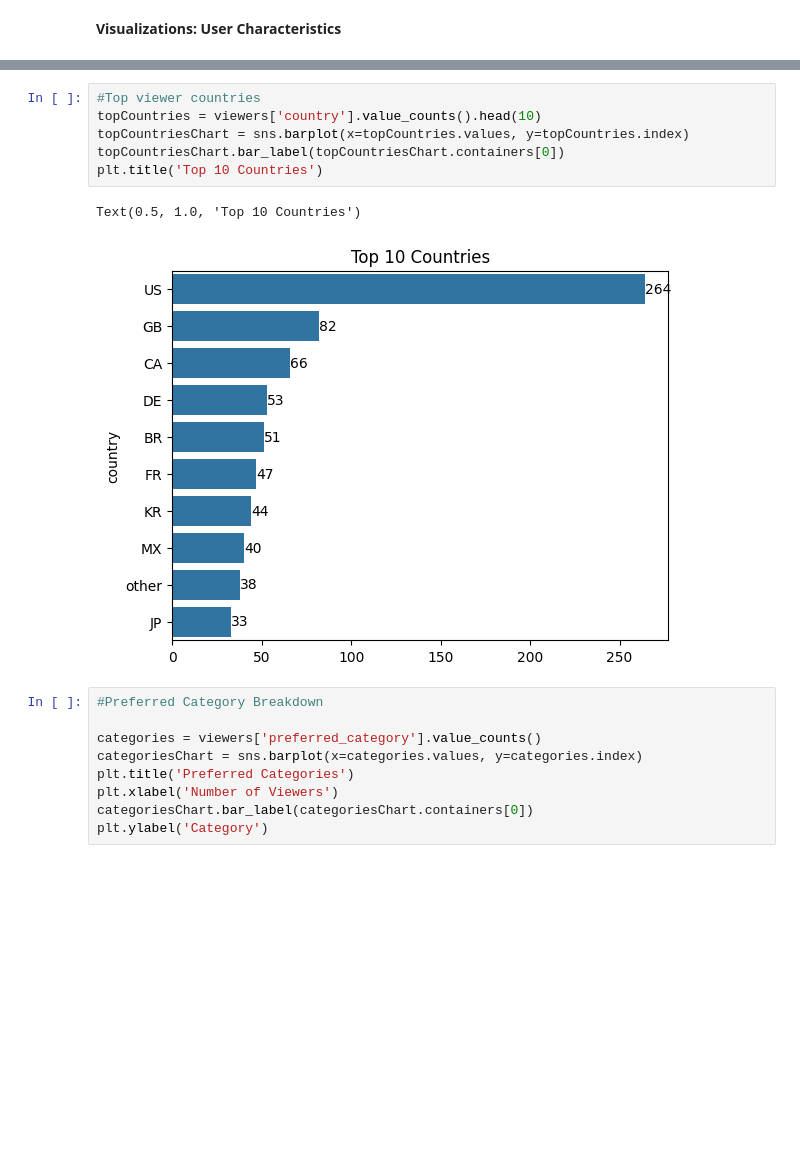
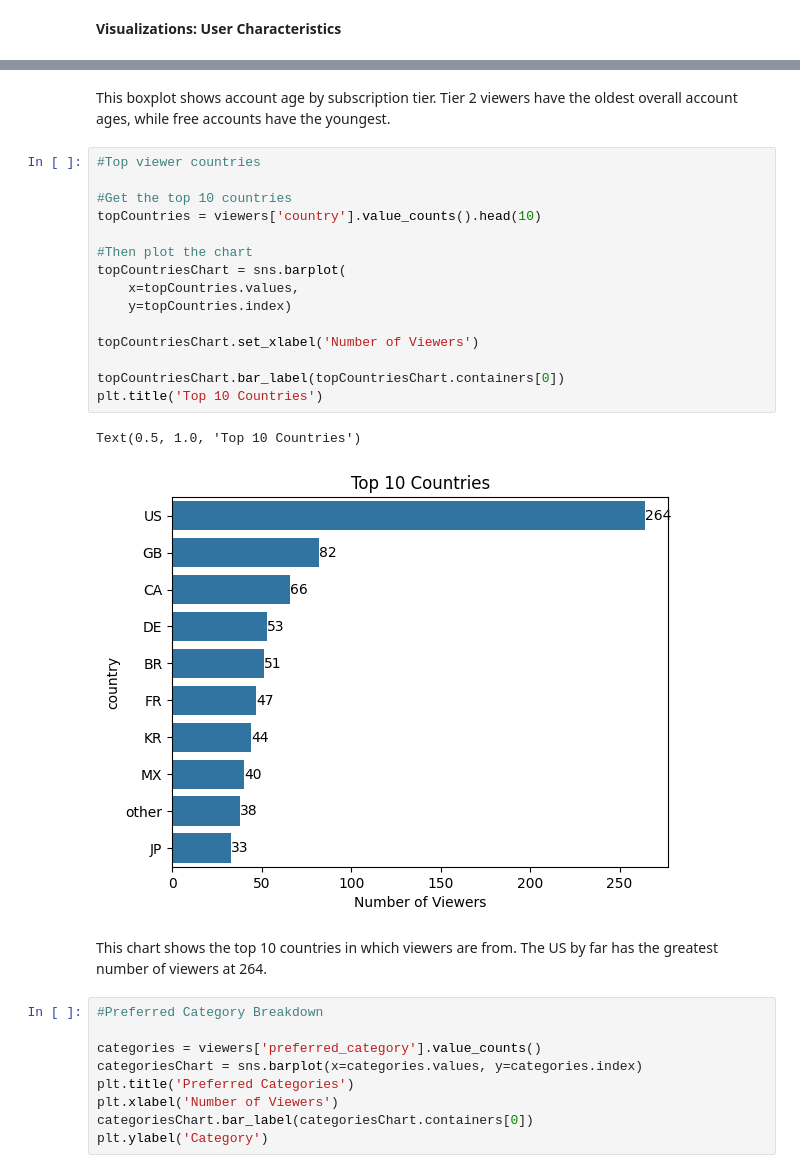
Before and after one commit to zlwym/Assignment01_IAT461, a Jupyter notebook: IAT461-Assignment01-Scaffold.ipynb, the cells around one changed output, grey strips where cells are left out. Drawn from its saved outputs; the diff is of its cells as text; blank space fills up the shorter version.

```diff
--- a/IAT461-Assignment01-Scaffold.ipynb
+++ b/IAT461-Assignment01-Scaffold.ipynb
@@ -661,13 +709,26 @@ tierBoxChart = sns.boxplot(data=viewers, x='subscription_tier', y='account_age_d
 [figure]
+# %% [markdown]
+This boxplot shows account age by subscription tier. Tier 2 viewers have the oldest overall account ages, while free accounts have the youngest.
 # %%
 #Top viewer countries
+
+#Get the top 10 countries
 topCountries = viewers['country'].value_counts().head(10)
-topCountriesChart = sns.barplot(x=topCountries.values, y=topCountries.index)
+
+#Then plot the chart
+topCountriesChart = sns.barplot(
+    x=topCountries.values,
+    y=topCountries.index)
+
+topCountriesChart.set_xlabel('Number of Viewers')
+
 topCountriesChart.bar_label(topCountriesChart.containers[0])
 plt.title('Top 10 Countries')
 # %% [output]
 Text(0.5, 1.0, 'Top 10 Countries')
-[figure, old version]
+[figure, new version]
+# %% [markdown]
+This chart shows the top 10 countries in which viewers are from. The US by far has the greatest number of viewers at 264.
 # %%
 #Preferred Category Breakdown
 
```
Also changed, not shown: parts of 19 cells of this notebook.
